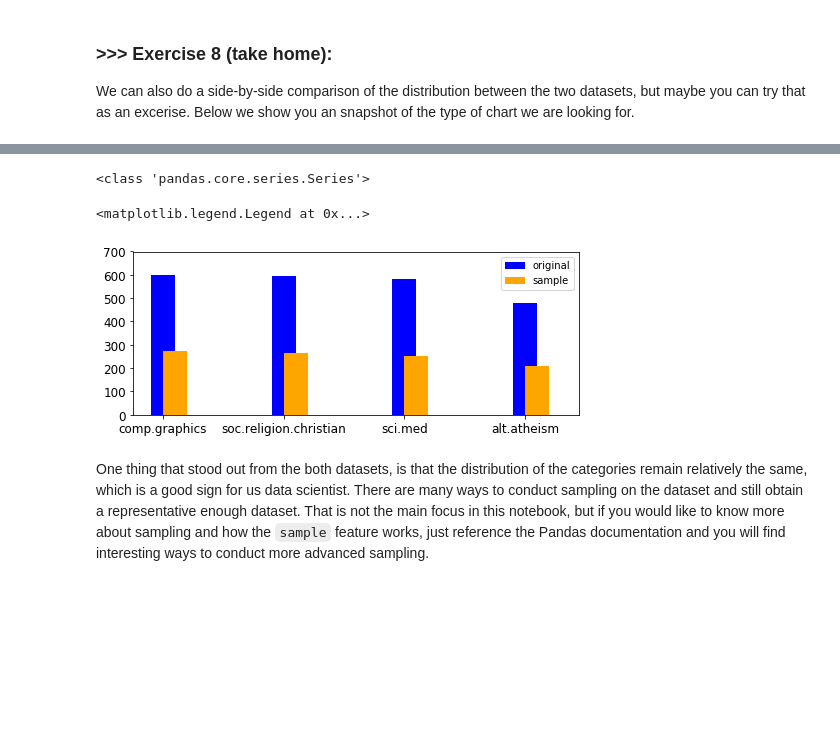
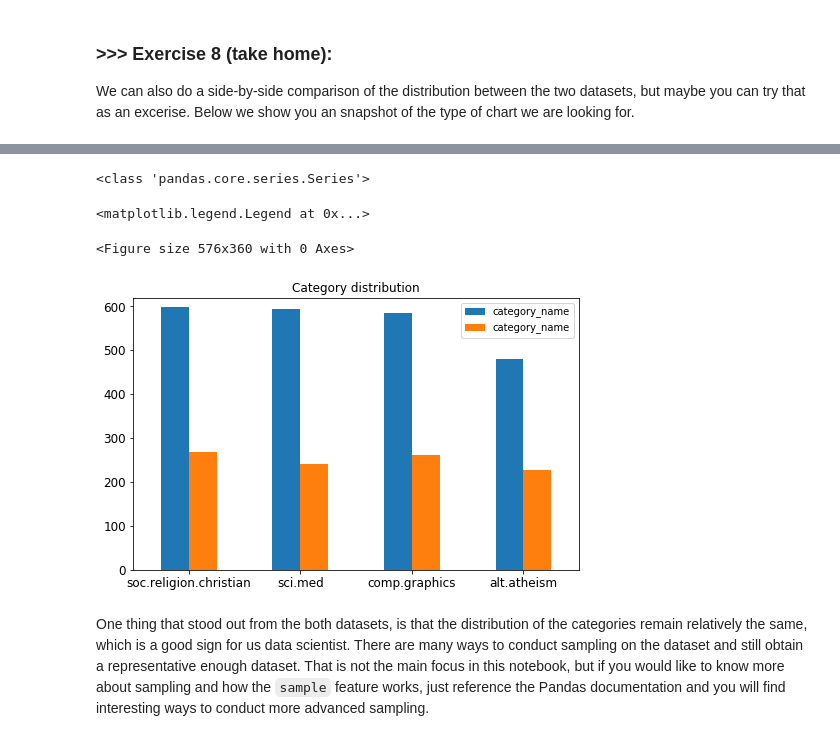
Before and after one commit to phlinhng/dm_2018_hw_1, a Jupyter notebook: news_data_mining.ipynb, the cells around one changed output, grey strips where cells are left out. Drawn from its saved outputs; the diff is of its cells as text; code cells hidden in the pictures; blank space fills up the shorter version.

```diff
--- a/news_data_mining.ipynb
+++ b/news_data_mining.ipynb
@@ -809,23 +806,19 @@ We can also do a side-by-side comparison of the distribution between the two dat
 ![alt txt](https://i.imgur.com/9eO431H.png)
 # %%
 # Answer here# Answer here
-upper_bound = max(X.category_name.value_counts()) + 100
+upper_bound = max(X.category_name.value_counts()) + 20
 
 print(type(X_sample.category_name.value_counts()))
 
-plt.figure(figsize=(8,4))
-X.category_name.value_counts().plot(l,kind = 'bar',
-                                           color = 'blue', label = 'original',align='center',
-                                           ylim = [0, upper_bound], width = 0.2,
-                                           rot = 0, fontsize = 12, figsize = (8,3))
-X_sample.category_name.value_counts().plot(left=100,kind = 'bar',
-                                           color = 'orange', label = 'sample', align='edge',
-                                           ylim = [0, upper_bound], width = 0.2,
-                                           rot = 0, fontsize = 12)
+
+df = pd.concat([X['category_name'].value_counts(), X_sample['category_name'].value_counts()], axis=1, sort=False)
+df.plot(kind="bar", title = 'Category distribution',
+        ylim = [0, upper_bound], rot = 0,fontsize = 12, figsize=(8,5))
 plt.legend(loc='upper right')
 # %% [output]
 <class 'pandas.core.series.Series'>
 <matplotlib.legend.Legend at 0x...>
+<Figure size 576x360 with 0 Axes>
-[figure, old version]
+[figure, new version]
 # %% [markdown]
 One thing that stood out from the both datasets, is that the distribution of the categories remain relatively the same, which is a good sign for us data scientist. There are many ways to conduct sampling on the dataset and still obtain a representative enough dataset. That is not the main focus in this notebook, but if you would like to know more about sampling and how the `sample` feature works, just reference the Pandas documentation and you will find interesting ways to conduct more advanced sampling.
```
Also changed, not shown: parts of 10 cells of this notebook.
